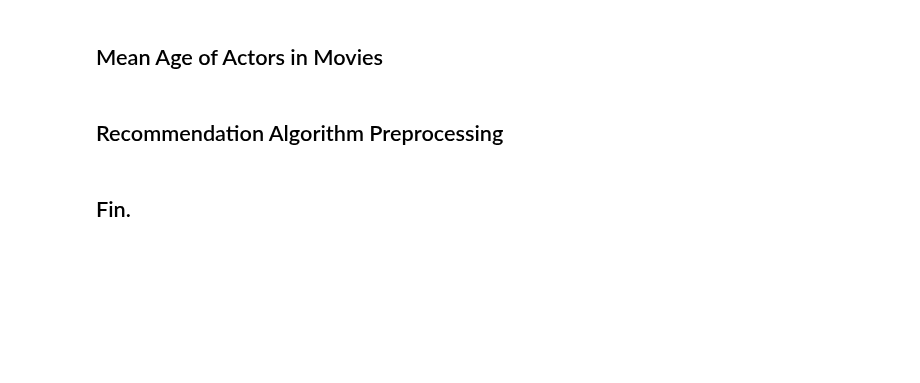
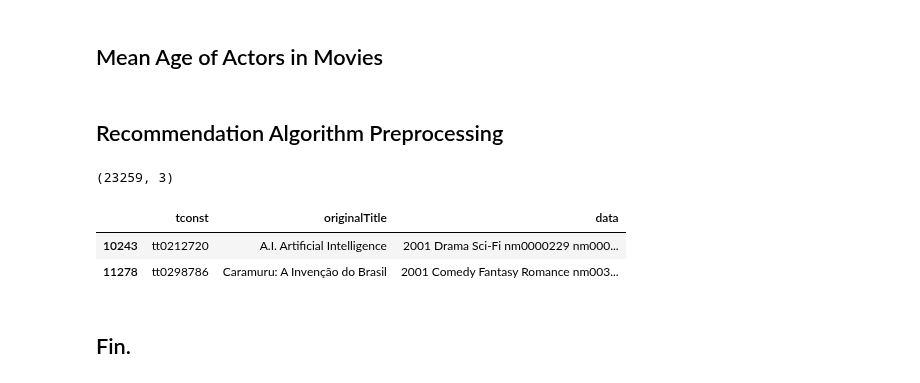
Before and after one commit to CathieLC/Wild_movie_project, a Jupyter notebook: data_cleaning.ipynb, the cells around one changed output. Cells and saved outputs as stored; diff of their text form; code cells hidden in the pictures; blank space fills up the shorter version.

```diff
--- a/data_cleaning.ipynb
+++ b/data_cleaning.ipynb
@@ -782,7 +782,7 @@ movies_clean = movies_clean[(movies_clean['startYear'] >= 1918) & (movies_clean[
 # Here we filter out movies with a rating less than 7.0 and with less than 1000 votes
 
 movies_rating = pd.merge(movies_clean, ratings_df, how='inner')
-movies_7 = movies_rating.loc[movies_rating['averageRating']>=7.0]
+movies_7 = movies_rating.loc[movies_rating['averageRating']>=6.0]
 movies_7_rating = movies_7[movies_7['numVotes'] >= 1000]
 
 # Now we can drop the unnecessary columns and reset the index
@@ -854,9 +854,19 @@ def clear(city):
 # And we apply it
 
 movies_final['data'] = movies_final['data'].apply(clear)
+# %%
+movies_final.shape
+# %% [output]
+(23259, 3)
 # %%
 # And the dataset is now exported as a csv to be used by the recommendation algorithm
 
 movies_final.to_csv('data/movies_merged.csv.zip',index=False, compression='zip')
+# %%
+movies_final[movies_final['originalTitle'].str.contains('A.I.')]
+# %% [output]
+|  | tconst | originalTitle | data |
+| 10243 | tt0212720 | A.I. Artificial Intelligence | 2001 Drama Sci-Fi nm0000229 nm000... |
+| 11278 | tt0298786 | Caramuru: A Invenção do Brasil | 2001 Comedy Fantasy Romance nm003... |
 # %% [markdown]
 ## Fin.
```
Also changed, not shown: 4 other files.
